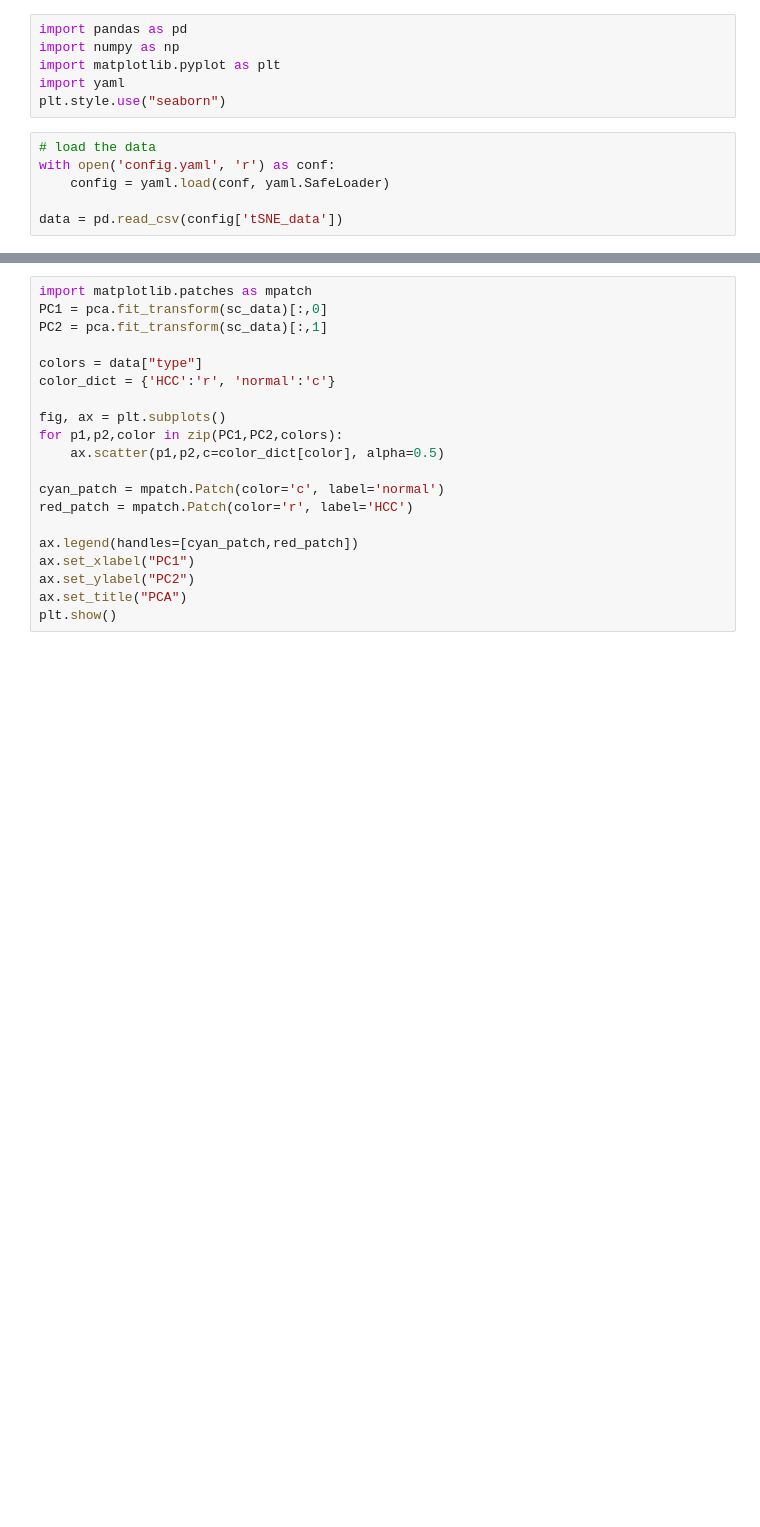
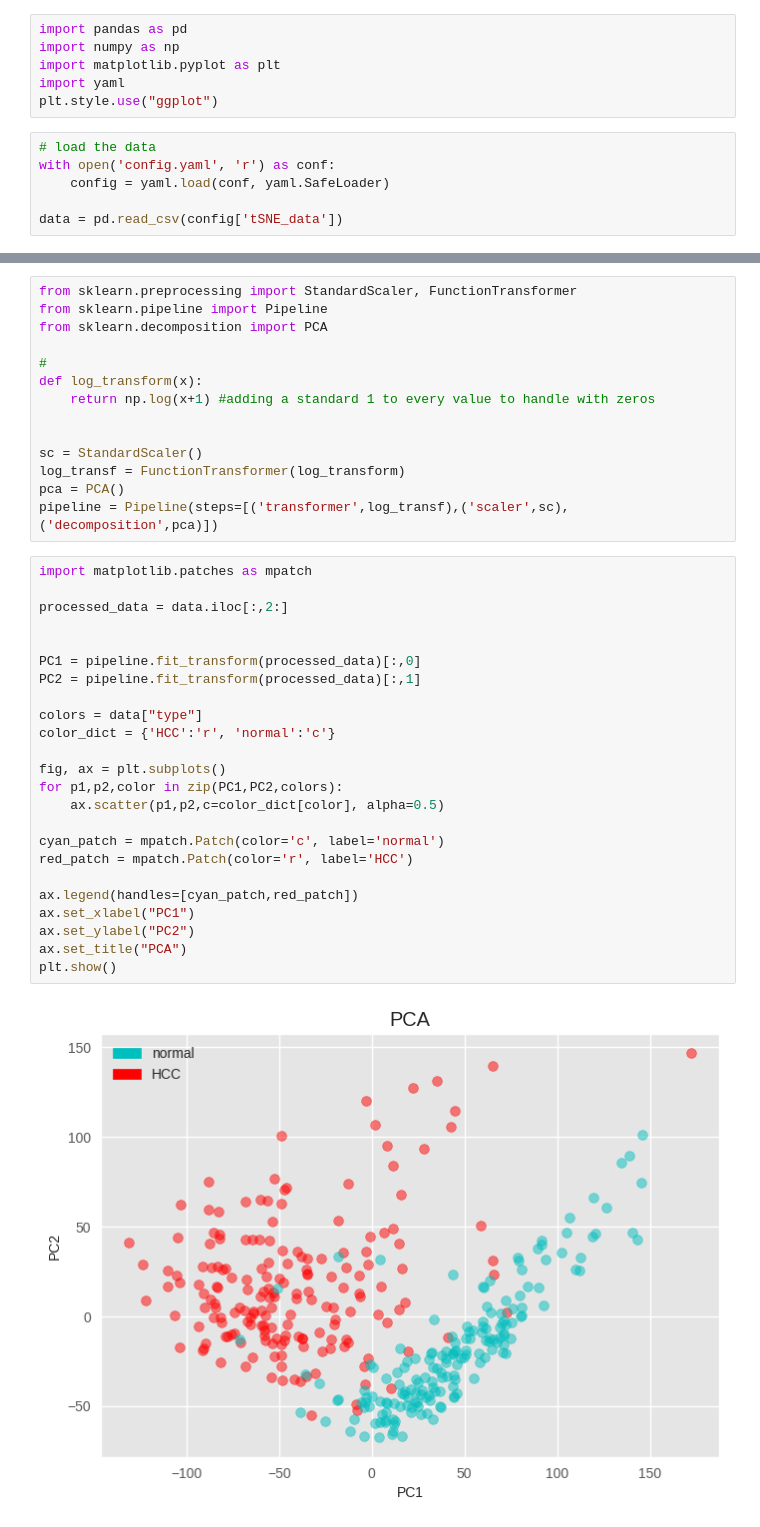
Before and after one commit to Tniemeijer/Data_science_3, a Jupyter notebook: portfolio_assignment_2.ipynb, the cells around one changed output, grey strips where cells are left out. Cells and saved outputs as stored; diff of their text form; blank space fills up the shorter version.

Commit message:
added log transformation

```diff
--- a/portfolio_assignment_2.ipynb
+++ b/portfolio_assignment_2.ipynb
@@ -22,7 +24,7 @@ import pandas as pd
 import numpy as np
 import matplotlib.pyplot as plt
 import yaml
-plt.style.use("seaborn")
+plt.style.use("ggplot")
 # %%
 # load the data
 with open('config.yaml', 'r') as conf:
@@ -77,23 +77,43 @@ plt.show()
+# %%
+from sklearn.preprocessing import StandardScaler, FunctionTransformer
+from sklearn.pipeline import Pipeline
+from sklearn.decomposition import PCA
+
+#
+def log_transform(x):
+    return np.log(x+1) #adding a standard 1 to every value to handle with zeros
+
+
+sc = StandardScaler()
+log_transf = FunctionTransformer(log_transform)
+pca = PCA()
+pipeline = Pipeline(steps=[('transformer',log_transf),('scaler',sc),('decomposition',pca)])
 # %%
 import matplotlib.patches as mpatch
-PC1 = pca.fit_transform(sc_data)[:,0]
-PC2 = pca.fit_transform(sc_data)[:,1]
+
+processed_data = data.iloc[:,2:]
+
+
+PC1 = pipeline.fit_transform(processed_data)[:,0]
+PC2 = pipeline.fit_transform(processed_data)[:,1]
 
 colors = data["type"]
 color_dict = {'HCC':'r', 'normal':'c'}
 
 fig, ax = plt.subplots()
 for p1,p2,color in zip(PC1,PC2,colors):
     ax.scatter(p1,p2,c=color_dict[color], alpha=0.5)
 
 cyan_patch = mpatch.Patch(color='c', label='normal')
 red_patch = mpatch.Patch(color='r', label='HCC')
 
 ax.legend(handles=[cyan_patch,red_patch])
 ax.set_xlabel("PC1")
 ax.set_ylabel("PC2")
 ax.set_title("PCA")
 plt.show()
+# %% [output]
+[figure, added]
 # %%
 from sklearn.manifold import TSNE
 
```
Also changed, not shown: parts of 7 cells of this notebook.
